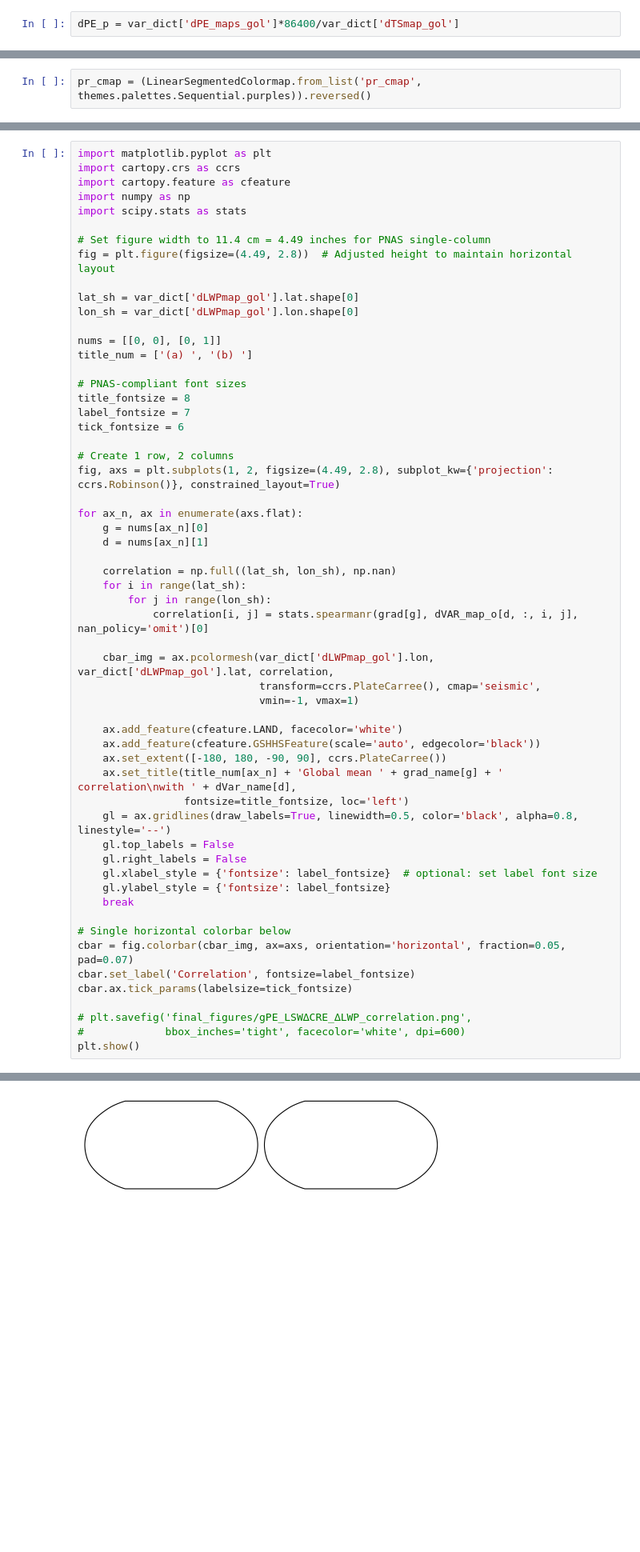
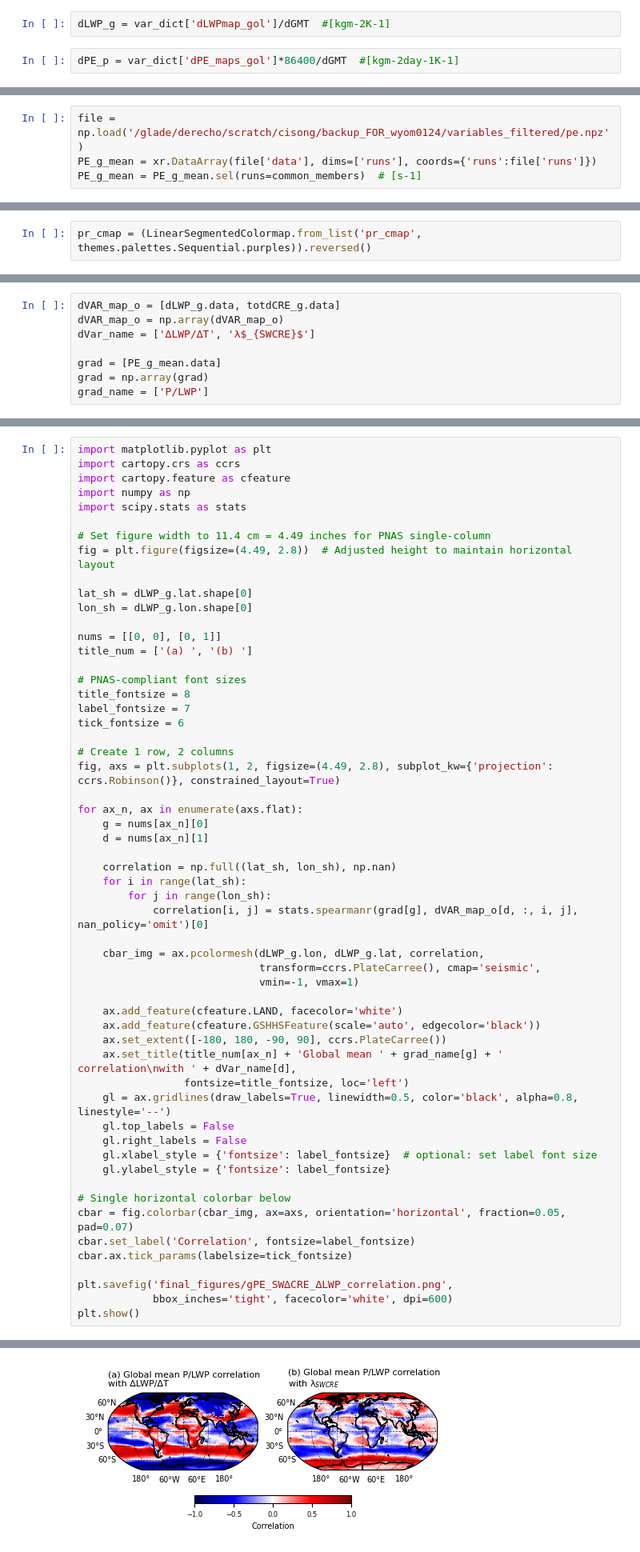
Before and after one commit to wgh-private/globalFB_precipeff, a Jupyter notebook: finalwork.ipynb, the cells around one changed output, grey strips where cells are left out. Shown at 80% size. Saved outputs shown, nothing was run; the diff lists cells and outputs as text; blank space fills up the shorter version.

```diff
--- a/finalwork.ipynb
+++ b/finalwork.ipynb
@@ -62,3 +67,5 @@ totdCRE_g = (var_dict['dLWCREmap']+var_dict['dSWCREmap'])/var_dict['dTSmap_gol']
+# %%
+dLWP_g = var_dict['dLWPmap_gol']/dGMT  #[kgm-2K-1]
 # %%
-dPE_p = var_dict['dPE_maps_gol']*86400/var_dict['dTSmap_gol']
+dPE_p = var_dict['dPE_maps_gol']*86400/dGMT  #[kgm-2day-1K-1]
 # %%
@@ -67,0 +77,4 @@ w500_g = var_dict['w500_maps_ol']
+# %%
+file = np.load('/glade/derecho/scratch/cisong/backup_FOR_wyom0124/variables_filtered/pe.npz')
+PE_g_mean = xr.DataArray(file['data'], dims=['runs'], coords={'runs':file['runs']})
+PE_g_mean = PE_g_mean.sel(runs=common_members)  # [s-1]
@@ -332,0 +324,8 @@ dTSmap_gol
+# %%
+dVAR_map_o = [dLWP_g.data, totdCRE_g.data]
+dVAR_map_o = np.array(dVAR_map_o)
+dVar_name = ['∆LWP/∆T', 'λ$_{SWCRE}$']
+
+grad = [PE_g_mean.data]
+grad = np.array(grad)
+grad_name = ['P/LWP']
@@ -340,8 +347,8 @@ import scipy.stats as stats
 # Set figure width to 11.4 cm = 4.49 inches for PNAS single-column
 fig = plt.figure(figsize=(4.49, 2.8))  # Adjusted height to maintain horizontal layout
 
-lat_sh = var_dict['dLWPmap_gol'].lat.shape[0]
-lon_sh = var_dict['dLWPmap_gol'].lon.shape[0]
+lat_sh = dLWP_g.lat.shape[0]
+lon_sh = dLWP_g.lon.shape[0]
 
 nums = [[0, 0], [0, 1]]
 title_num = ['(a) ', '(b) ']
@@ -363,7 +370,7 @@ for ax_n, ax in enumerate(axs.flat):
         for j in range(lon_sh):
             correlation[i, j] = stats.spearmanr(grad[g], dVAR_map_o[d, :, i, j], nan_policy='omit')[0]
 
-    cbar_img = ax.pcolormesh(var_dict['dLWPmap_gol'].lon, var_dict['dLWPmap_gol'].lat, correlation,
+    cbar_img = ax.pcolormesh(dLWP_g.lon, dLWP_g.lat, correlation,
                              transform=ccrs.PlateCarree(), cmap='seismic',
                              vmin=-1, vmax=1)
 
@@ -377,14 +384,13 @@ for ax_n, ax in enumerate(axs.flat):
     gl.right_labels = False
     gl.xlabel_style = {'fontsize': label_fontsize}  # optional: set label font size
     gl.ylabel_style = {'fontsize': label_fontsize}
-    break
 
 # Single horizontal colorbar below
 cbar = fig.colorbar(cbar_img, ax=axs, orientation='horizontal', fraction=0.05, pad=0.07)
 cbar.set_label('Correlation', fontsize=label_fontsize)
 cbar.ax.tick_params(labelsize=tick_fontsize)
 
-# plt.savefig('final_figures/gPE_LSW∆CRE_∆LWP_correlation.png',
-#             bbox_inches='tight', facecolor='white', dpi=600)
+plt.savefig('final_figures/gPE_SW∆CRE_∆LWP_correlation.png',
+            bbox_inches='tight', facecolor='white', dpi=600)
 plt.show()
 # %% [output]
@@ -393,2 +398,2 @@ ValueError: spearmanr only handles 1-D or 2-D arrays
-[figure, old version]
+[figure, new version]
 # %% [markdown]
```
Also changed, not shown: parts of 73 cells of this notebook.
